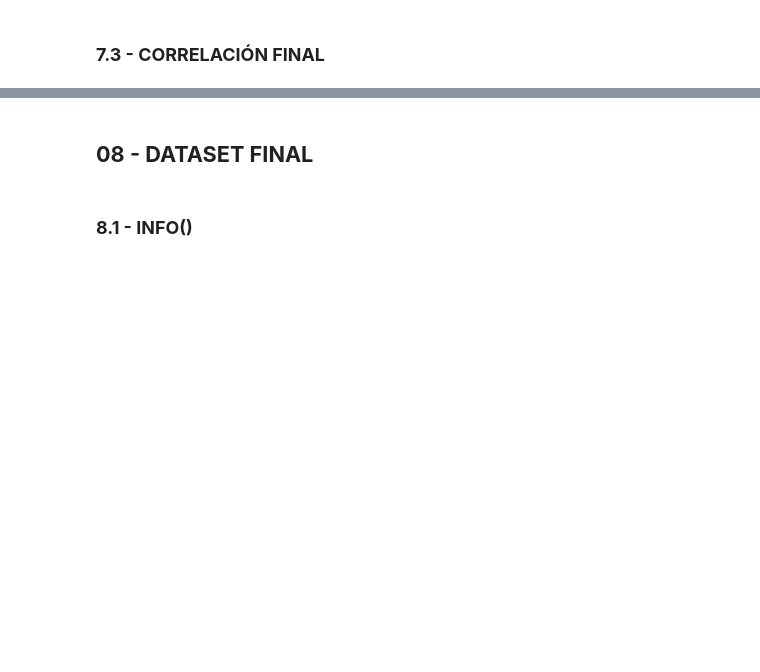
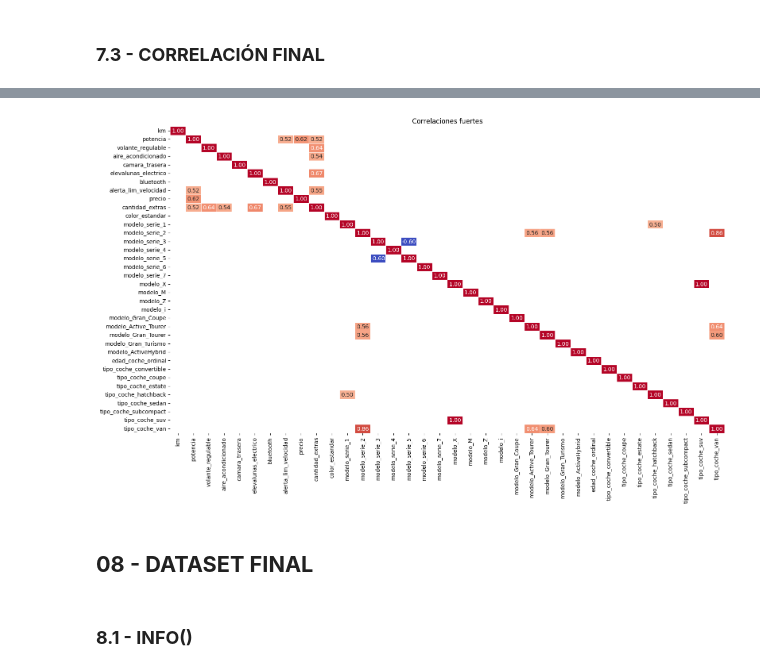
Before and after one commit to davidlarre/DS-BMW_Price, a Jupyter notebook: notebooks/01_analisis_bmw_precio.ipynb, the cells around one changed output, grey strips where cells are left out. Drawn from its saved outputs; the diff is of its cells as text; code cells hidden in the pictures; blank space fills up the shorter version.

```diff
--- a/notebooks/01_analisis_bmw_precio.ipynb
+++ b/notebooks/01_analisis_bmw_precio.ipynb
@@ -3695,6 +3769,23 @@ corr.style.background_gradient(cmap='coolwarm')
 | tipo_coche_subcompact | -0.022729 | -0.133044 | -0.086085 | -0.111003 | -0.044363 | -0.093799 | ... |
 | tipo_coche_suv | -0.116069 | 0.235416 | 0.094435 | 0.003396 | 0.125144 | 0.035431 | ... |
 | tipo_coche_van | -0.113440 | -0.067879 | -0.057497 | -0.000764 | -0.022444 | -0.073853 | ... |
+# %%
+# Calculamos la matriz de correlación
+corr = df_bmw.corr(numeric_only=True)
+
+# Creamos una máscara para quedarnos con correlaciones fuertes (>|0.5|)
+mask = np.abs(corr) > 0.5
+filtered_corr = corr[mask]
+
+# Visualizamos la matriz de correlación con un mapa de calor, filtrando las correlaciones fuertes
+plt.figure(figsize=(16, 10))
+sns.heatmap(filtered_corr, cmap='coolwarm', annot=True, fmt=".2f", linewidths=0.5, cbar=False)
+plt.title("Correlaciones fuertes")
+plt.tight_layout()
+plt.savefig("correlaciones.png", dpi=300) # Guardamos la figura para GitHub
+plt.show()
+# %% [output]
+[figure, added]
 # %% [markdown]
 ## **08 - DATASET FINAL**
 # %% [markdown]
```
Also changed, not shown: parts of 33 cells of this notebook, 6 other files.
